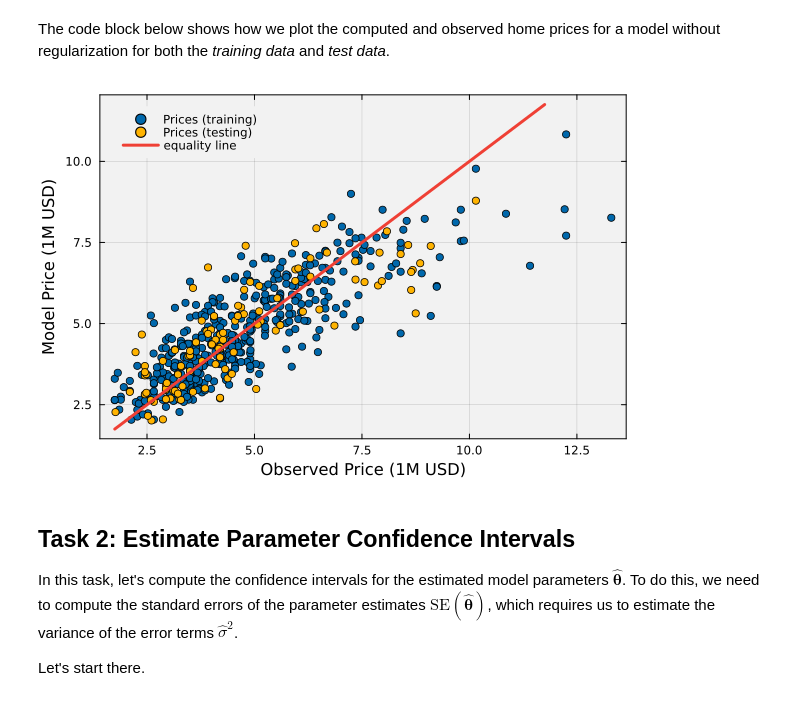
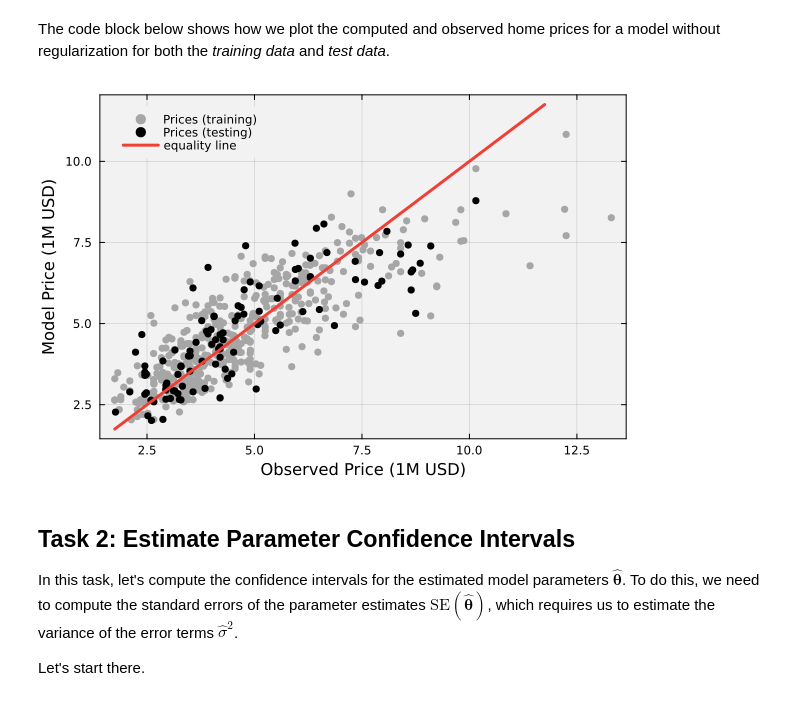
Before and after one commit to varnerlab/CHEME-140-eCornell-Repository, a Jupyter notebook: courses/CHEME-144/module-1/CHEME-144-M1-SVD-HousingPriceModel-Ungraded-Codio-Activity.ipynb, the cells around one changed output. Drawn from its saved outputs; the diff is of its cells as text; code cells hidden in the pictures.

```diff
--- a/courses/CHEME-144/module-1/CHEME-144-M1-SVD-HousingPriceModel-Ungraded-Codio-Activity.ipynb
+++ b/courses/CHEME-144/module-1/CHEME-144-M1-SVD-HousingPriceModel-Ungraded-Codio-Activity.ipynb
@@ -216,24 +216,24 @@ The code block below shows how we plot the computed and observed home prices for
 # %%
 let
 
     # initialize -
     y_train = training.y;
     ŷ_train = predicted_training_y;
     y_test = testing.y;
     ŷ_test = predicted_testing_y;
 
     # plot -
     xy_line = min(minimum(ŷ_train), minimum(y_train)):10:max(maximum(y_train),maximum(y_train)) |> collect;
-    scatter(y_train,ŷ_train,label="Prices (training)",c=colorant"#0068AC")
-    scatter!(y_test,ŷ_test,label="Prices (testing)",c=colorant"#FFB300")
+    scatter(y_train,ŷ_train,label="Prices (training)",c=:gray65, msc=:gray65)
+    scatter!(y_test,ŷ_test,label="Prices (testing)",c=:black, msc=:black)
     plot!(xy_line,xy_line,lw=3, label="equality line", c=colorant"#EF4035");
 
     xlabel!("Observed Price (1M USD)", fontsize=18)
     ylabel!("Model Price (1M USD)", fontsize=18)
     plot!(bg="gray95", background_color_outside="white", framestyle = :box, fg_legend = :transparent);
 end
 # %% [output]
-[figure, old version]
+[figure, new version]
 # %% [markdown]
 ## Task 2: Estimate Parameter Confidence Intervals
 In this task, let's compute the confidence intervals for the estimated model parameters $\hat{\mathbf{\theta}}$. To do this, we need to compute the standard errors of the parameter estimates $\mathrm{SE}(\hat{\mathbf{\theta}})$, which requires us to estimate the variance of the error terms $\hat{\sigma}^{2}$.
```
Also changed, not shown: 1 other file.
